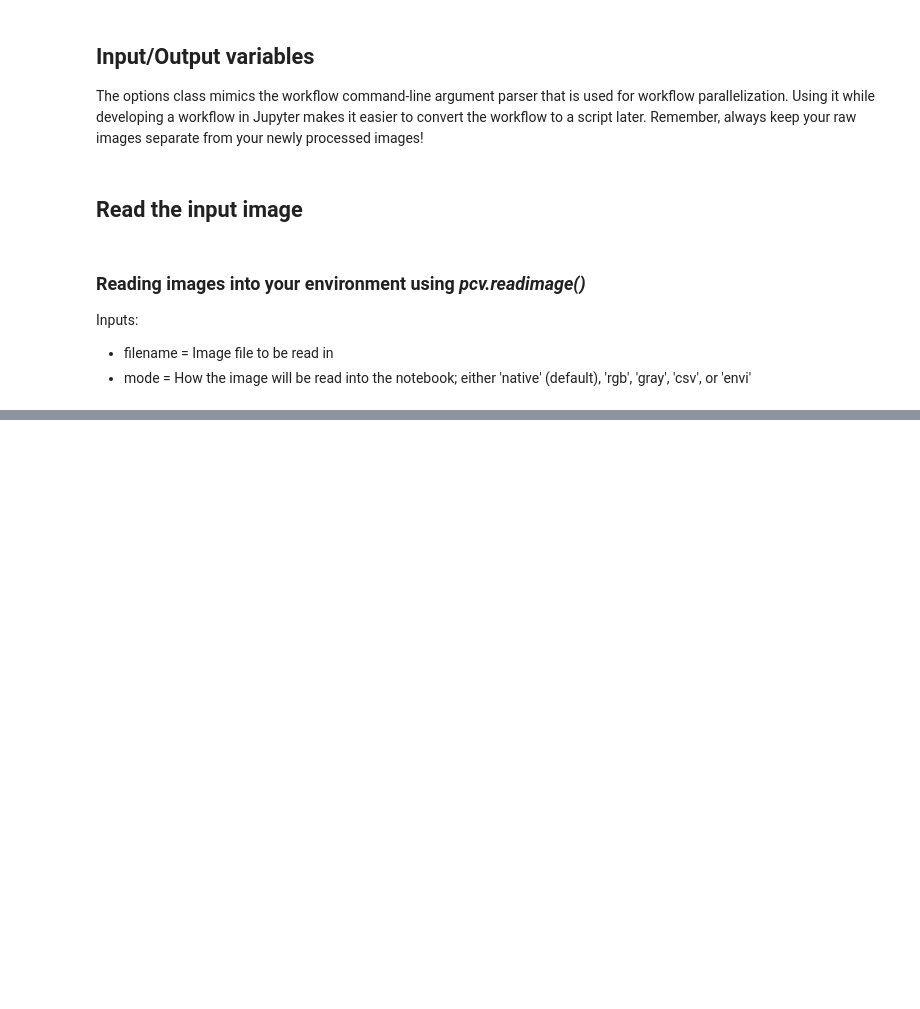
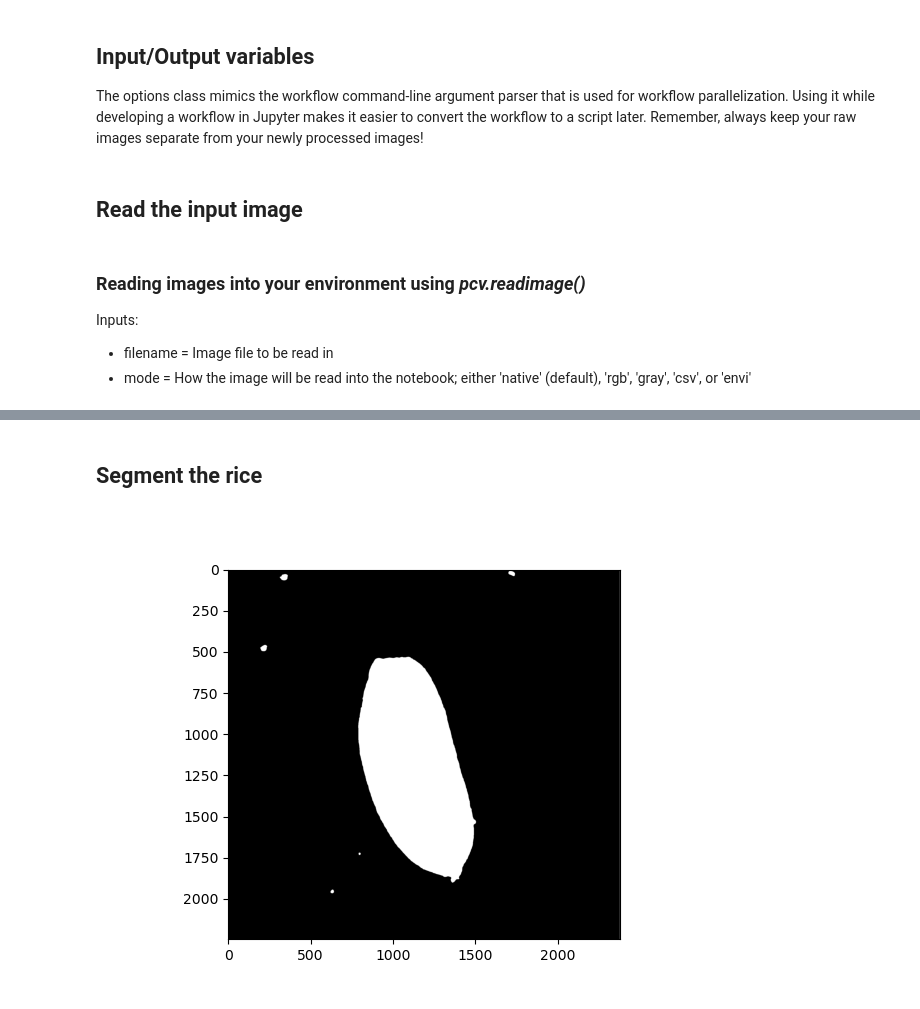
Before and after one commit to danforthcenter/plantcv-tutorial-rice-chalkiness, a Jupyter notebook: index.ipynb, the cells around one changed output, grey strips where cells are left out. Saved outputs shown, nothing was run; the diff lists cells and outputs as text; code cells hidden in the pictures; blank space fills up the shorter version.

```diff
--- a/index.ipynb
+++ b/index.ipynb
@@ -49,0 +55,6 @@ img, path, filename = pcv.readimage(filename=args.image1)
+# %% [markdown]
+## Segment the rice
+# %%
+thresh = pcv.threshold.binary(gray_img=img, threshold=20, object_type="light")
+# %% [output]
+[figure, added]
```
Also changed, not shown: parts of 22 cells of this notebook.
